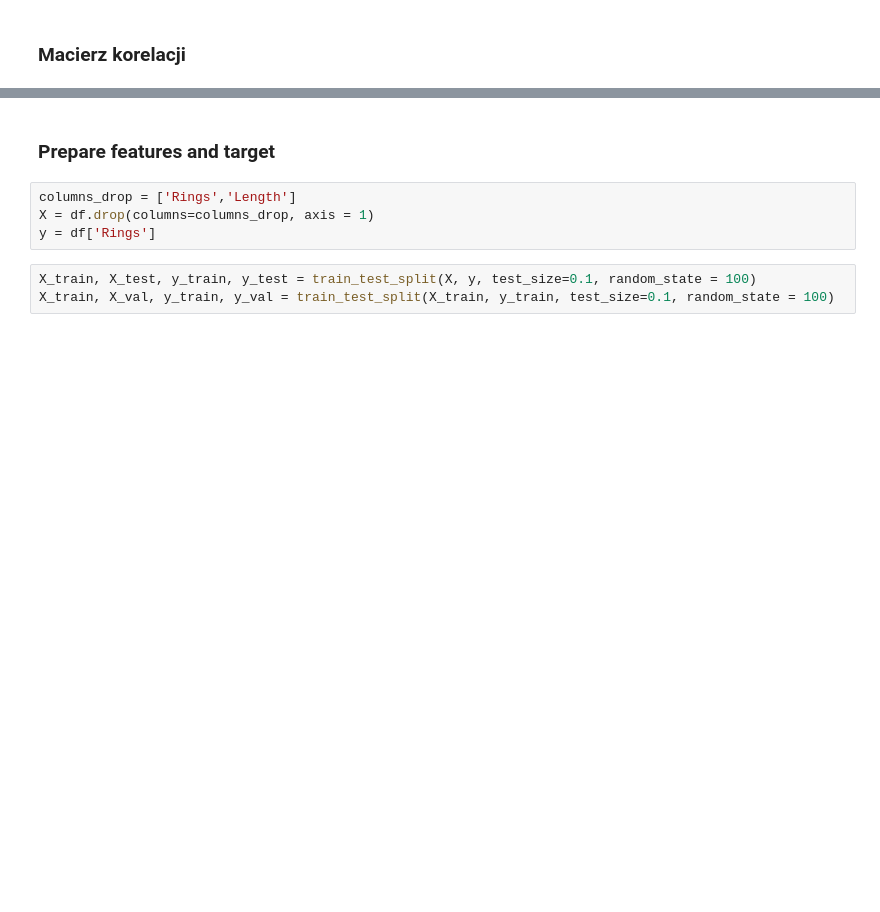
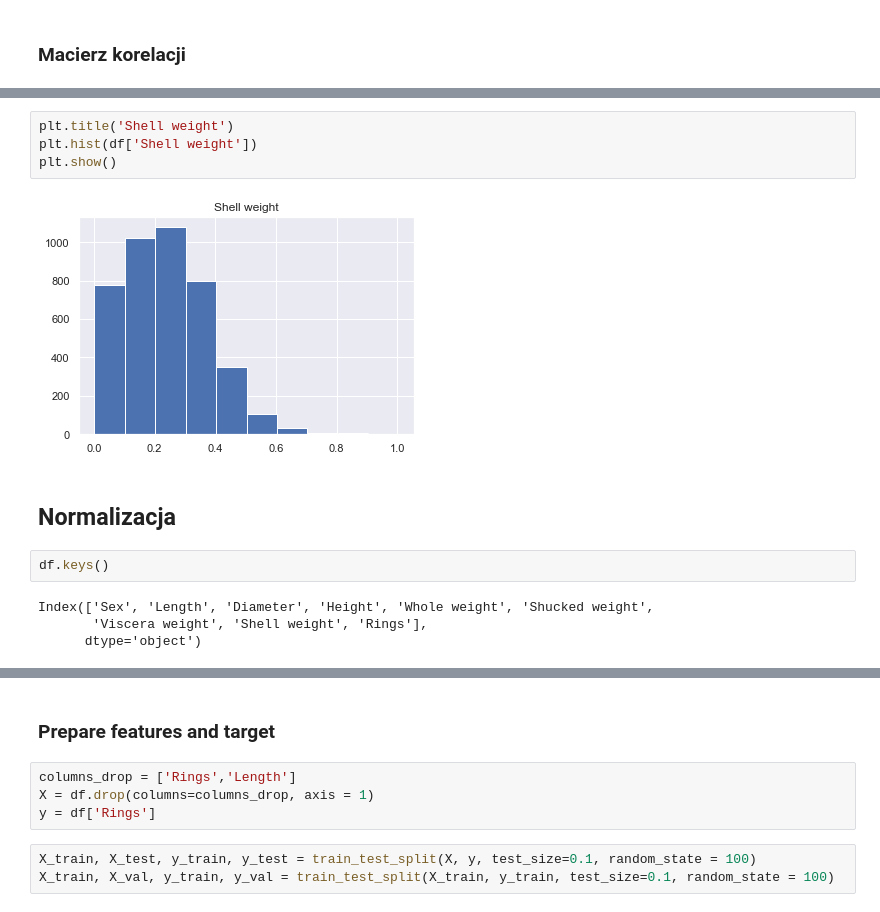
Before and after one commit to PatrykKerlin/jdsz2-wenus, a Jupyter notebook: projekt_ML/Projekt_ML.ipynb, the cells around one changed output, grey strips where cells are left out. Drawn from its saved outputs; the diff is of its cells as text; blank space fills up the shorter version.

```diff
--- a/projekt_ML/Projekt_ML.ipynb
+++ b/projekt_ML/Projekt_ML.ipynb
@@ -83,0 +105,14 @@ sns.heatmap(df.corr(), cmap = 'seismic', annot=True, fmt=".2f")
+# %%
+plt.title('Shell weight')
+plt.hist(df['Shell weight'])
+plt.show()
+# %% [output]
+[figure, added]
+# %% [markdown]
+## Normalizacja
+# %%
+df.keys()
+# %% [output]
+Index(['Sex', 'Length', 'Diameter', 'Height', 'Whole weight', 'Shucked weight',
+       'Viscera weight', 'Shell weight', 'Rings'],
+      dtype='object')
```
Also changed, not shown: parts of 19 cells of this notebook.
